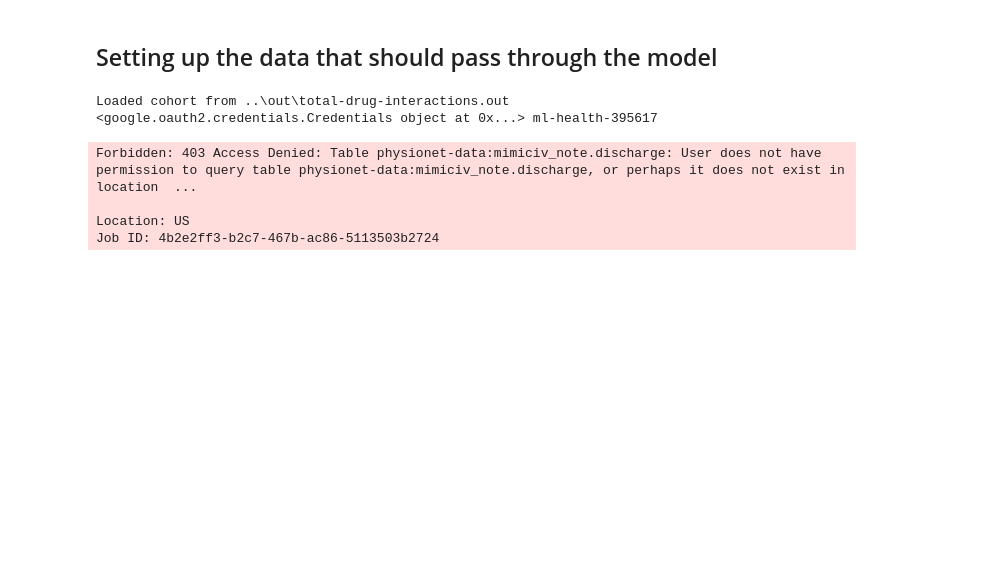
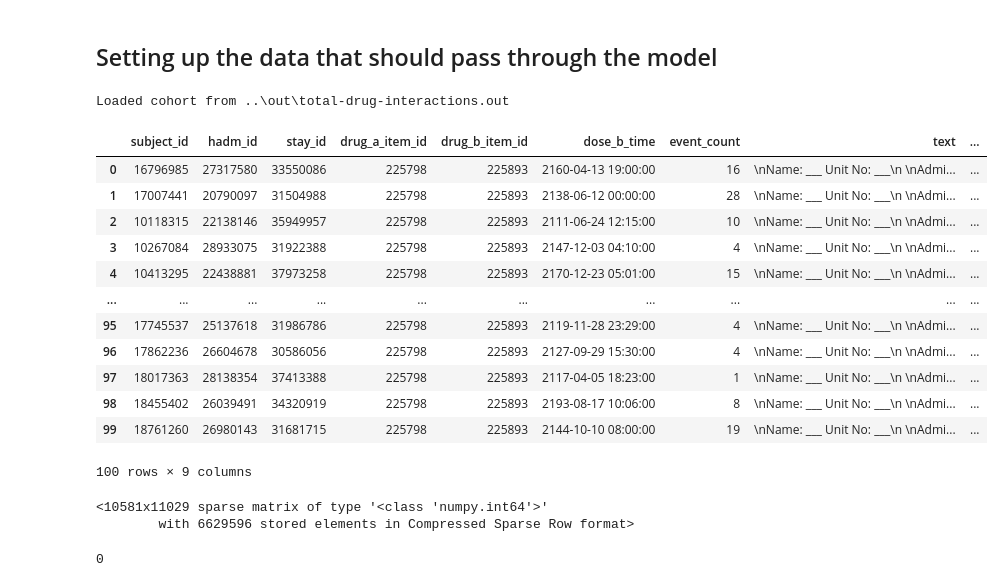
Before and after one commit to stevelan/UniMLHealth-GroupProject, a Jupyter notebook: notebooks/01b-nlp-cohort-filtration.ipynb, the cells around one changed output. Saved outputs shown, nothing was run; the diff lists cells and outputs as text; code cells hidden in the pictures; blank space fills up the shorter version.

Commit message:
NLP showing how nothing is an ADE, although very close to 0.5 each time

```diff
--- a/notebooks/01b-nlp-cohort-filtration.ipynb
+++ b/notebooks/01b-nlp-cohort-filtration.ipynb
@@ -271,32 +268,46 @@ print(rfc_results)
 # %% [markdown]
 ## Setting up the data that should pass through the model
 # %%
-#from detectdd.config import *
 from detectdd.serializer import Serializer
 from detectdd.auth_bigquery import BigQueryClient
 serializer = Serializer()
 total_drug_interactions = serializer.read_total_drug_interactions()
 #dropping duplicate rows based on hadm_id and subject_id
 df_unique_rows = total_drug_interactions.drop_duplicates(subset=['hadm_id', 'subject_id'])
 
 #reaching the clinical notes, it's one clinical note per hadm_id
-discharge = '`physionet-data.mimiciv_note.discharge`'
-clinical_notes = f"""
-        SELECT subject_id, hadm_id, text
-        FROM {discharge} """
-clinical_notes_job = BigQueryClient.auth().query(clinical_notes)
-df = clinical_notes_job.to_dataframe()
+clinical_notes_path = '../data/nlp_model_training/clinical-notes-filtered.csv'
+discharge_df = pd.read_csv(clinical_notes_path)
 
-cohort_for_nlp = pd.merge(df_unique_rows, df, on=['subject_id', 'hadm_id'], how='inner') #does this cohort have the same number of rows as df_unique_rows?
+clinical_notes_df = discharge_df[['subject_id', 'hadm_id', 'text']]
+
+cohort_for_nlp = pd.merge(df_unique_rows, clinical_notes_df, on=['subject_id', 'hadm_id'], how='inner') #does this cohort have the same number of rows as df_unique_rows?
 
 cohort_with_nlp = cohort_for_nlp.copy()
-text_vectors = count_vectorizer.transform(cohort_for_nlp["text"])
+text_vectors = count_vectorizer.transform(cohort_with_nlp.text)
 cohort_with_nlp['nlp_result'] = rfc.predict(text_vectors)
 cohort_with_nlp.head(100)
 # %% [output]
 Loaded cohort from ..\out\total-drug-interactions.out
-<google.oauth2.credentials.Credentials object at 0x...> ml-health-395617
+|  | subject_id | hadm_id | stay_id | drug_a_item_id | drug_b_item_id | dose_b_time | event_count | text | ... |
+| 0 | 16796985 | 27317580 | 33550086 | 225798 | 225893 | 2160-04-13 19:00:00 | 16 | \nName: ___ Unit No: ___\n \nAdmi... | ... |
+| 1 | 17007441 | 20790097 | 31504988 | 225798 | 225893 | 2138-06-12 00:00:00 | 28 | \nName: ___ Unit No: ___\n \nAdmi... | ... |
+| 2 | 10118315 | 22138146 | 35949957 | 225798 | 225893 | 2111-06-24 12:15:00 | 10 | \nName: ___ Unit No: ___\n \nAdmi... | ... |
+| 3 | 10267084 | 28933075 | 31922388 | 225798 | 225893 | 2147-12-03 04:10:00 | 4 | \nName: ___ Unit No: ___\n \nAdmi... | ... |
+| 4 | 10413295 | 22438881 | 37973258 | 225798 | 225893 | 2170-12-23 05:01:00 | 15 | \nName: ___ Unit No: ___\n \nAdmi... | ... |
+| ... | ... | ... | ... | ... | ... | ... | ... | ... | ... |
+| 95 | 17745537 | 25137618 | 31986786 | 225798 | 225893 | 2119-11-28 23:29:00 | 4 | \nName: ___ Unit No: ___\n \nAdmi... | ... |
+| 96 | 17862236 | 26604678 | 30586056 | 225798 | 225893 | 2127-09-29 15:30:00 | 4 | \nName: ___ Unit No: ___\n \nAdmi... | ... |
+| 97 | 18017363 | 28138354 | 37413388 | 225798 | 225893 | 2117-04-05 18:23:00 | 1 | \nName: ___ Unit No: ___\n \nAdmi... | ... |
+| 98 | 18455402 | 26039491 | 34320919 | 225798 | 225893 | 2193-08-17 10:06:00 | 8 | \nName: ___ Unit No: ___\n \nAdmi... | ... |
+| 99 | 18761260 | 26980143 | 31681715 | 225798 | 225893 | 2144-10-10 08:00:00 | 19 | \nName: ___ Unit No: ___\n \nAdmi... | ... |
-Forbidden: 403 Access Denied: Table physionet-data:mimiciv_note.discharge: User does not have permission to query table physionet-data:mimiciv_note.discharge, or perhaps it does not exist in location  ...
-
-Location: US
-Job ID: 4b2e2ff3-b2c7-467b-ac86-5113503b2724
+100 rows × 9 columns
+# %%
+text_vectors
+# %% [output]
+<10581x11029 sparse matrix of type '<class 'numpy.int64'>'
+        with 6629596 stored elements in Compressed Sparse Row format>
+# %%
+sum(cohort_with_nlp['nlp_result'])
+# %% [output]
+0
```
Also changed, not shown: parts of 5 cells of this notebook, 1 other file.
